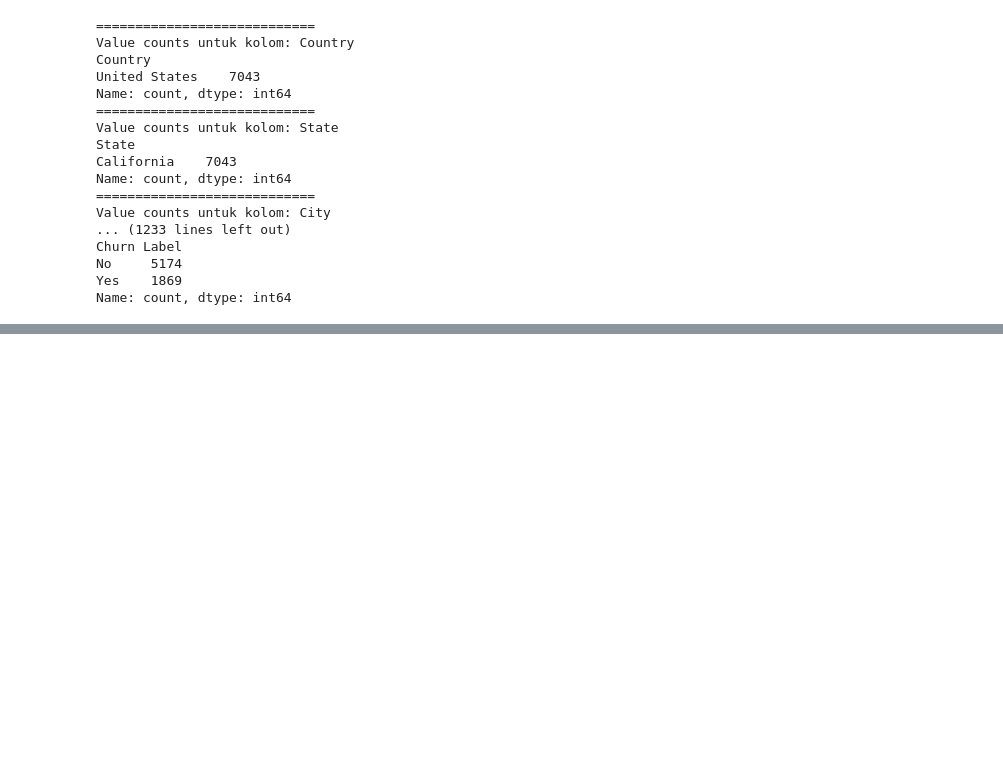
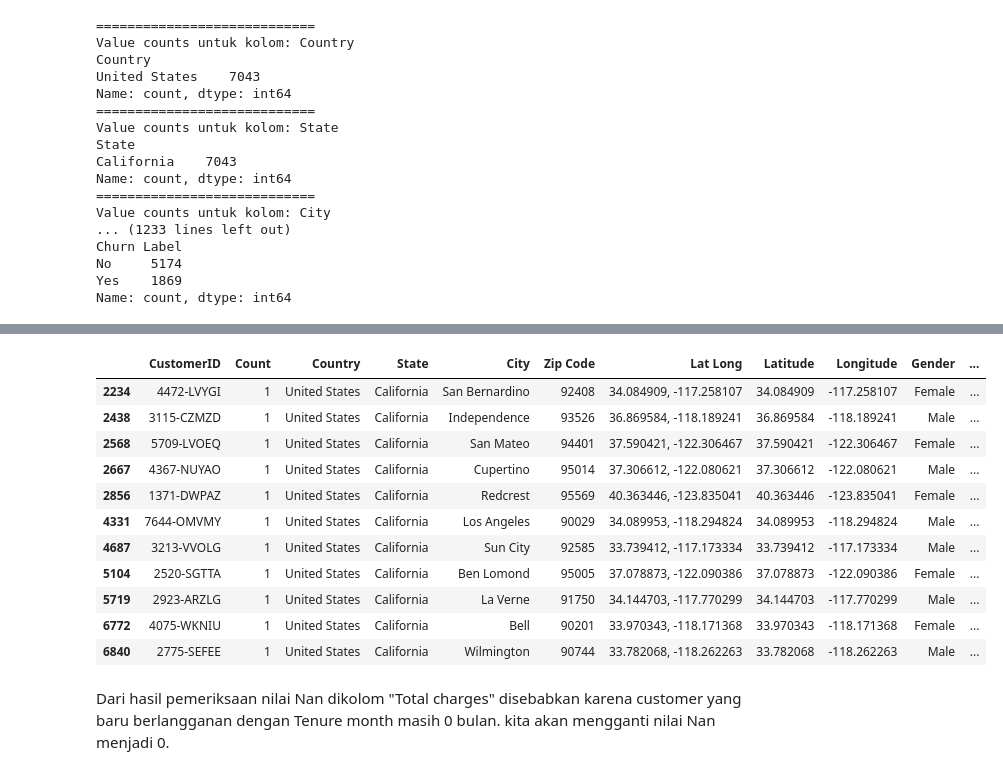
Before and after one commit to wildemar66/Project_Analisis_churn, a Jupyter notebook: notebooks/Data_cleaning.ipynb, the cells around one changed output, grey strips where cells are left out. Saved outputs shown, nothing was run; the diff lists cells and outputs as text; code cells hidden in the pictures; blank space fills up the shorter version.

```diff
--- a/notebooks/Data_cleaning.ipynb
+++ b/notebooks/Data_cleaning.ipynb
@@ -155,0 +196,19 @@ Name: count, dtype: int64
+# %%
+# cek nilai Nan dikolom "Total Charges"
+nan_totalcharges = df[df['Total Charges'].isna()]
+display(nan_totalcharges)
+# %% [output]
+|  | CustomerID | Count | Country | State | City | Zip Code | Lat Long | Latitude | Longitude | Gender | ... |
+| 2234 | 4472-LVYGI | 1 | United States | California | San Bernardino | 92408 | 34.084909, -117.258107 | 34.084909 | -117.258107 | Female | ... |
+| 2438 | 3115-CZMZD | 1 | United States | California | Independence | 93526 | 36.869584, -118.189241 | 36.869584 | -118.189241 | Male | ... |
+| 2568 | 5709-LVOEQ | 1 | United States | California | San Mateo | 94401 | 37.590421, -122.306467 | 37.590421 | -122.306467 | Female | ... |
+| 2667 | 4367-NUYAO | 1 | United States | California | Cupertino | 95014 | 37.306612, -122.080621 | 37.306612 | -122.080621 | Male | ... |
+| 2856 | 1371-DWPAZ | 1 | United States | California | Redcrest | 95569 | 40.363446, -123.835041 | 40.363446 | -123.835041 | Female | ... |
+| 4331 | 7644-OMVMY | 1 | United States | California | Los Angeles | 90029 | 34.089953, -118.294824 | 34.089953 | -118.294824 | Male | ... |
+| 4687 | 3213-VVOLG | 1 | United States | California | Sun City | 92585 | 33.739412, -117.173334 | 33.739412 | -117.173334 | Male | ... |
+| 5104 | 2520-SGTTA | 1 | United States | California | Ben Lomond | 95005 | 37.078873, -122.090386 | 37.078873 | -122.090386 | Female | ... |
+| 5719 | 2923-ARZLG | 1 | United States | California | La Verne | 91750 | 34.144703, -117.770299 | 34.144703 | -117.770299 | Male | ... |
+| 6772 | 4075-WKNIU | 1 | United States | California | Bell | 90201 | 33.970343, -118.171368 | 33.970343 | -118.171368 | Female | ... |
+| 6840 | 2775-SEFEE | 1 | United States | California | Wilmington | 90744 | 33.782068, -118.262263 | 33.782068 | -118.262263 | Male | ... |
+# %% [markdown]
+Dari hasil pemeriksaan nilai Nan dikolom "Total charges" disebabkan karena customer yang baru berlangganan dengan Tenure month masih 0 bulan. kita akan mengganti nilai Nan menjadi 0.
```
Also changed, not shown: parts of 20 cells of this notebook.
